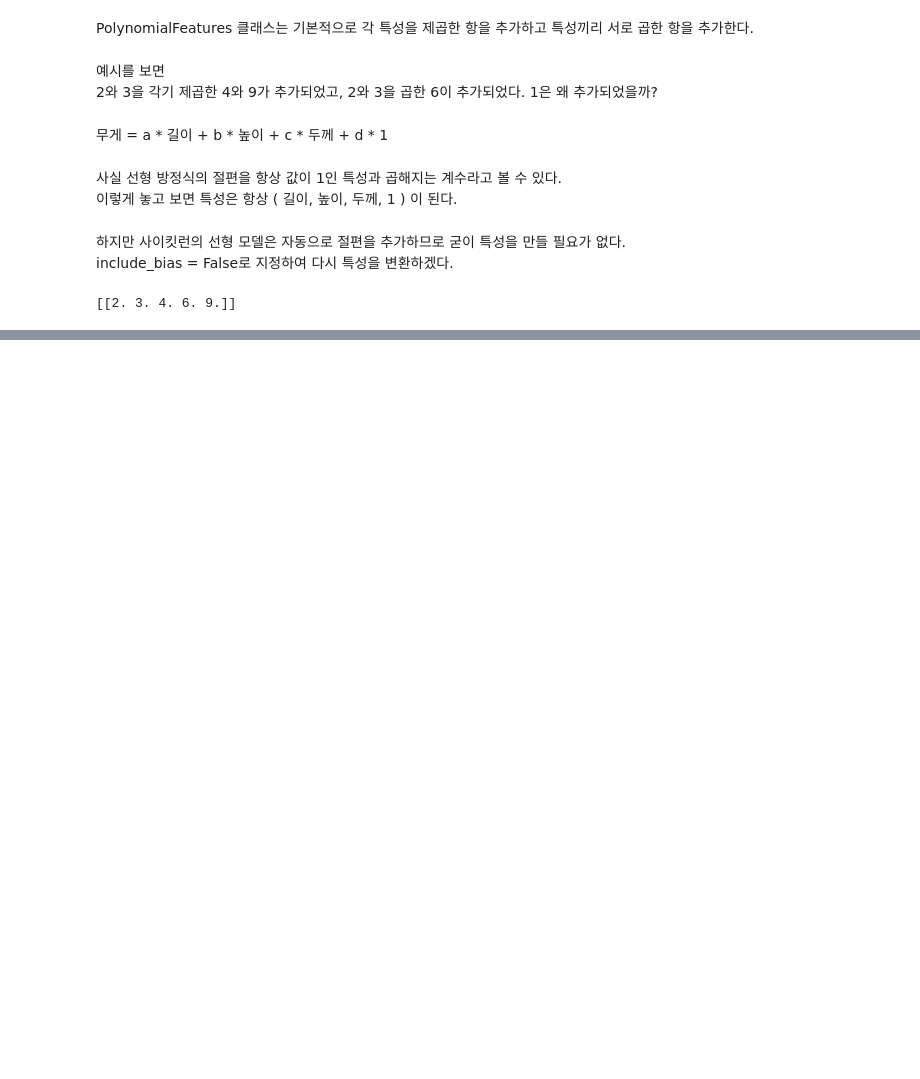
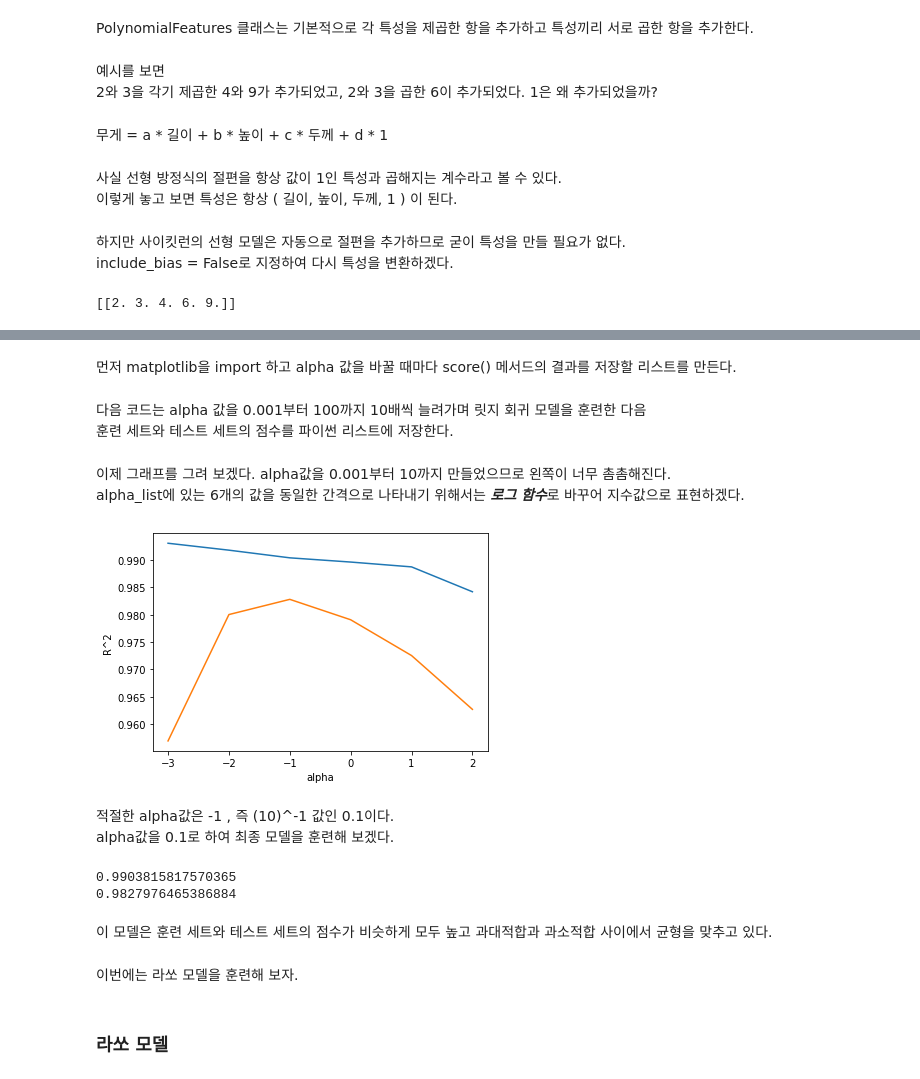
Before and after one commit to yw824/Machine_DeepLearning, a Jupyter notebook: Do-Alone/03-3 특성 공학과 규제.ipynb, the cells around one changed output, grey strips where cells are left out. Cells and saved outputs as stored; diff of their text form; code cells hidden in the pictures; blank space fills up the shorter version.

```diff
--- a/Do-Alone/03-3 특성 공학과 규제.ipynb
+++ b/Do-Alone/03-3 특성 공학과 규제.ipynb
@@ -134,0 +234,6 @@ print(poly.transform([[2,3]]))
+# %%
+from sklearn.preprocessing import StandardScaler
+ss = StandardScaler()
+ss.fit(train_poly)
+train_scaled = ss.transform(train_poly)
+test_scaled = ss.transform(test_poly)
@@ -134,0 +263,6 @@ print(poly.transform([[2,3]]))
+# %%
+from sklearn.linear_model import Ridge
+ridge = Ridge()
+ridge.fit(train_scaled, train_target)
+print(ridge.score(train_scaled, train_target))
+print(ridge.score(test_scaled, test_target))
@@ -134,0 +285,47 @@ print(poly.transform([[2,3]]))
+# %% [markdown]
+먼저 matplotlib을 import 하고 alpha 값을 바꿀 때마다 score() 메서드의 결과를 저장할 리스트를 만든다.
+# %%
+import matplotlib.pyplot as plt
+train_score = []
+test_score = []
+# %% [markdown]
+다음 코드는 alpha 값을 0.001부터 100까지 10배씩 늘려가며 릿지 회귀 모델을 훈련한 다음 <br>
+훈련 세트와 테스트 세트의 점수를 파이썬 리스트에 저장한다.
+# %%
+alpha_list = [0.001, 0.01, 0.1, 1, 10, 100]
+for alpha in alpha_list:
+    # 릿지 모델을 만든다.
+    ridge = Ridge(alpha=alpha)
+    # 릿지 모델을 훈련한다.
+    ridge.fit(train_scaled, train_target)
+    # 훈련 세트와 테스트 점수를 저장한다.
+    train_score.append(ridge.score(train_scaled, train_target))
+    test_score.append(ridge.score(test_scaled, test_target))
+# %% [markdown]
+이제 그래프를 그려 보겠다. alpha값을 0.001부터 10까지 만들었으므로 왼쪽이 너무 촘촘해진다. <br>
+alpha_list에 있는 6개의 값을 동일한 간격으로 나타내기 위해서는 ***로그 함수***로 바꾸어 지수값으로 표현하겠다.
+# %%
+plt.plot(np.log10(alpha_list), train_score)
+plt.plot(np.log10(alpha_list), test_score)
+plt.xlabel('alpha')
+plt.ylabel('R^2')
+plt.show()
+# %% [output]
+[figure, added]
+# %% [markdown]
+적절한 alpha값은 -1 , 즉 (10)^-1 값인 0.1이다. <br>
+alpha값을 0.1로 하여 최종 모델을 훈련해 보겠다.
+# %%
+ridge = Ridge(alpha=0.1)
+ridge.fit(train_scaled, train_target)
+print(ridge.score(train_scaled, train_target))
+print(ridge.score(test_scaled, test_target))
+# %% [output]
+0.9903815817570365
+0.9827976465386884
+# %% [markdown]
+이 모델은 훈련 세트와 테스트 세트의 점수가 비슷하게 모두 높고 과대적합과 과소적합 사이에서 균형을 맞추고 있다.
+# %% [markdown]
+이번에는 라쏘 모델을 훈련해 보자.
+# %% [markdown]
+### 라쏘 모델
```
Also changed, not shown: parts of 62 cells of this notebook, 2 other files.
